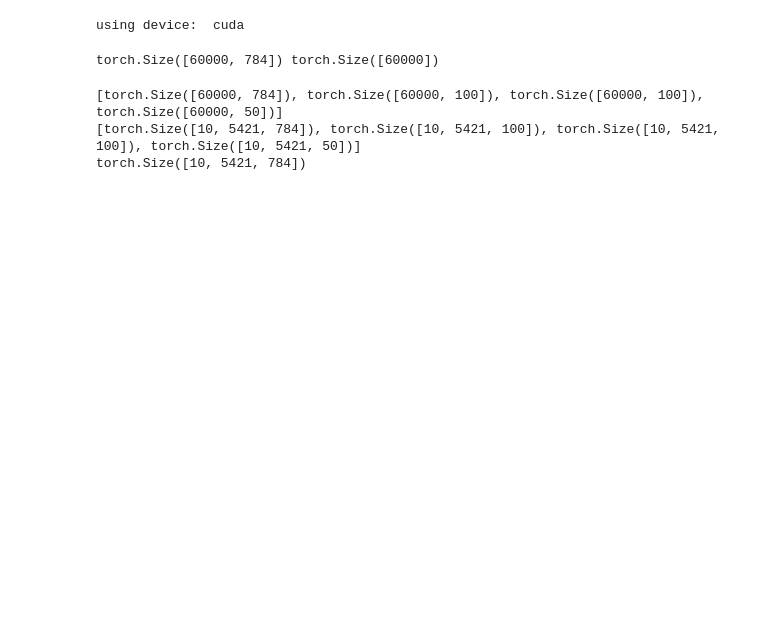
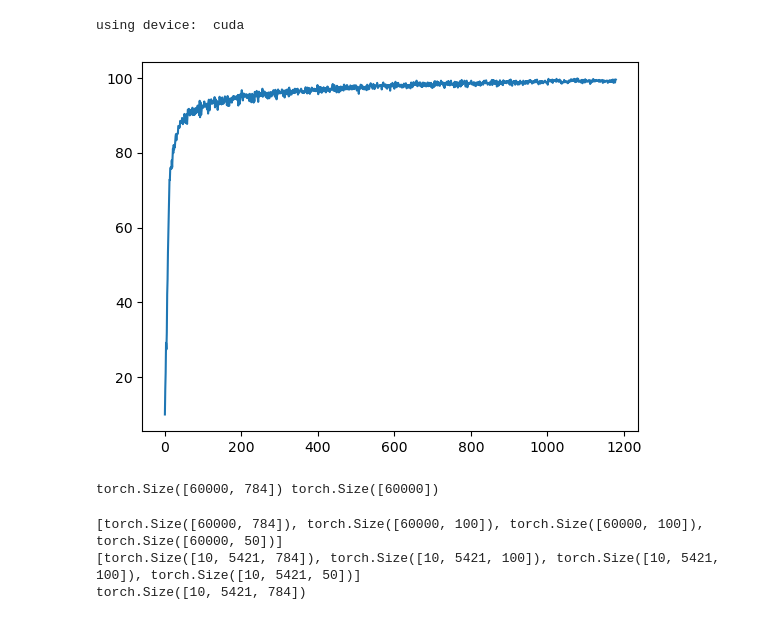
Before and after one commit to celiaberon/networkAlignmentAnalysis, a Jupyter notebook: testbook.ipynb, the cells around one changed output. Cells and saved outputs as stored; diff of their text form; code cells hidden in the pictures; blank space fills up the shorter version.

```diff
--- a/testbook.ipynb
+++ b/testbook.ipynb
@@ -80,6 +80,11 @@ parameters = dict(
     delta_alignment=False,
 )
 results = train.train([net], [optimizer], dataset, **parameters)
+# %%
+plt.plot(results['accuracy'])
+plt.show()
+# %% [output]
+[figure, added]
 # %%
 images = []
 labels = []
```
Also changed, not shown: parts of 3 cells of this notebook.
